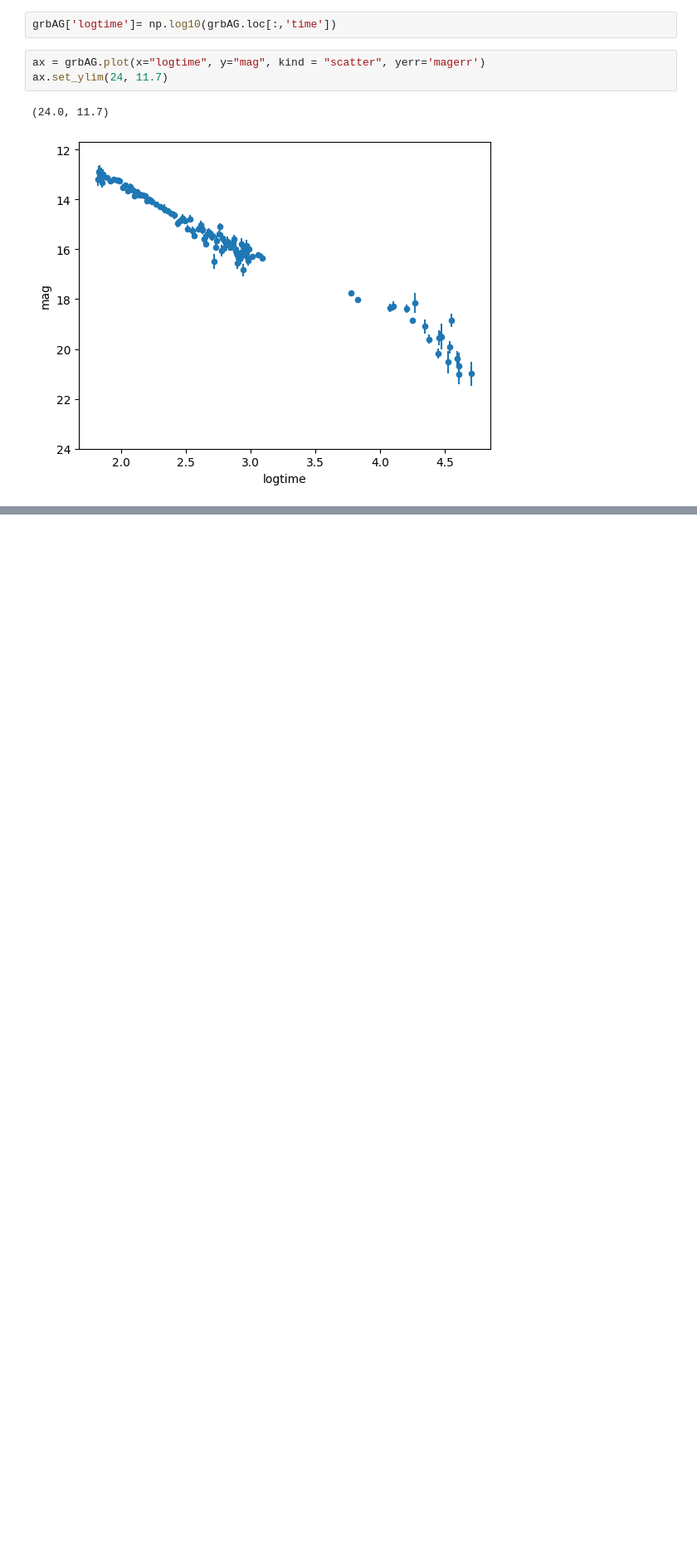
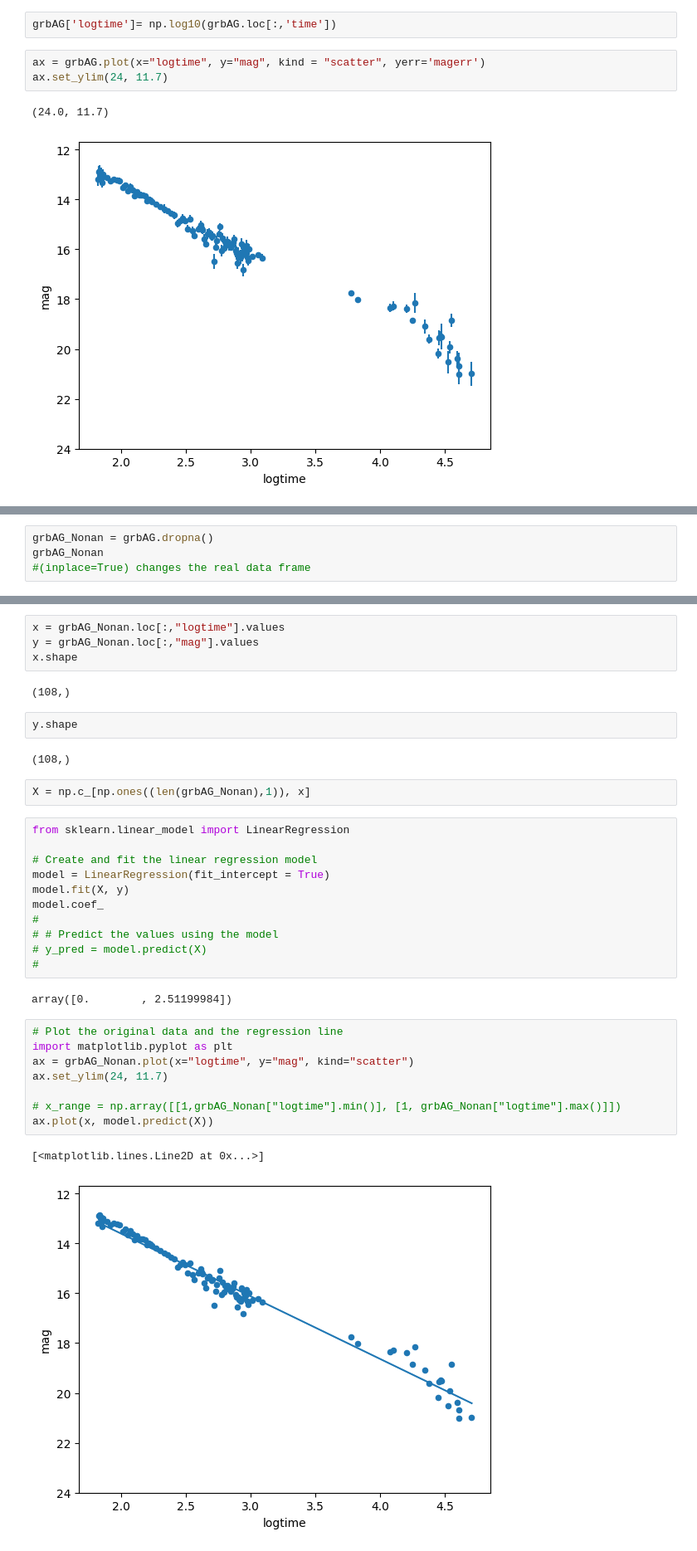
Before and after one commit to talhaMah56/MLTSA25_TMAHMOOD, a Jupyter notebook: labs/lr_grb.ipynb, the cells around one changed output, grey strips where cells are left out. Shown at 83% size. Saved outputs shown, nothing was run; the diff lists cells and outputs as text; blank space fills up the shorter version.

```diff
--- a/labs/a.ipynb
+++ b/labs/lr_grb.ipynb
@@ -57,0 +107,4 @@ ImportError: cannot import name 'linearRegression' from 'sklearn.linear_model' (
+# %%
+grbAG_Nonan = grbAG.dropna()
+grbAG_Nonan
+#(inplace=True) changes the real data frame
@@ -57,0 +125,36 @@ ImportError: cannot import name 'linearRegression' from 'sklearn.linear_model' (
+# %%
+x = grbAG_Nonan.loc[:,"logtime"].values
+y = grbAG_Nonan.loc[:,"mag"].values
+x.shape
+# %% [output]
+(108,)
+# %%
+y.shape
+# %% [output]
+(108,)
+# %%
+X = np.c_[np.ones((len(grbAG_Nonan),1)), x]
+# %%
+from sklearn.linear_model import LinearRegression
+
+# Create and fit the linear regression model
+model = LinearRegression(fit_intercept = True)
+model.fit(X, y)
+model.coef_
+#
+# # Predict the values using the model
+# y_pred = model.predict(X)
+#
+# %% [output]
+array([0.        , 2.51199984])
+# %%
+# Plot the original data and the regression line
+import matplotlib.pyplot as plt
+ax = grbAG_Nonan.plot(x="logtime", y="mag", kind="scatter")
+ax.set_ylim(24, 11.7)
+
+# x_range = np.array([[1,grbAG_Nonan["logtime"].min()], [1, grbAG_Nonan["logtime"].max()]])
+ax.plot(x, model.predict(X))
+# %% [output]
+[<matplotlib.lines.Line2D at 0x...>]
+[figure, added]
```
Also changed, not shown: parts of 7 cells of this notebook, 5 other files.
